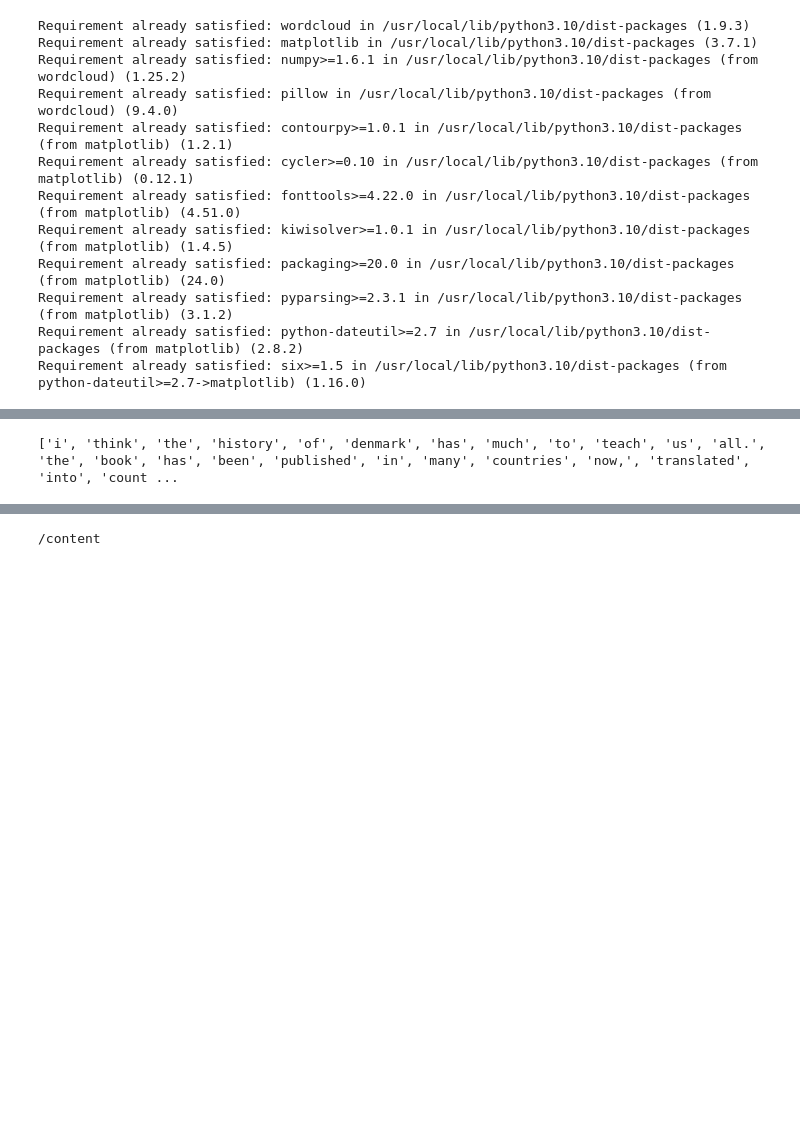
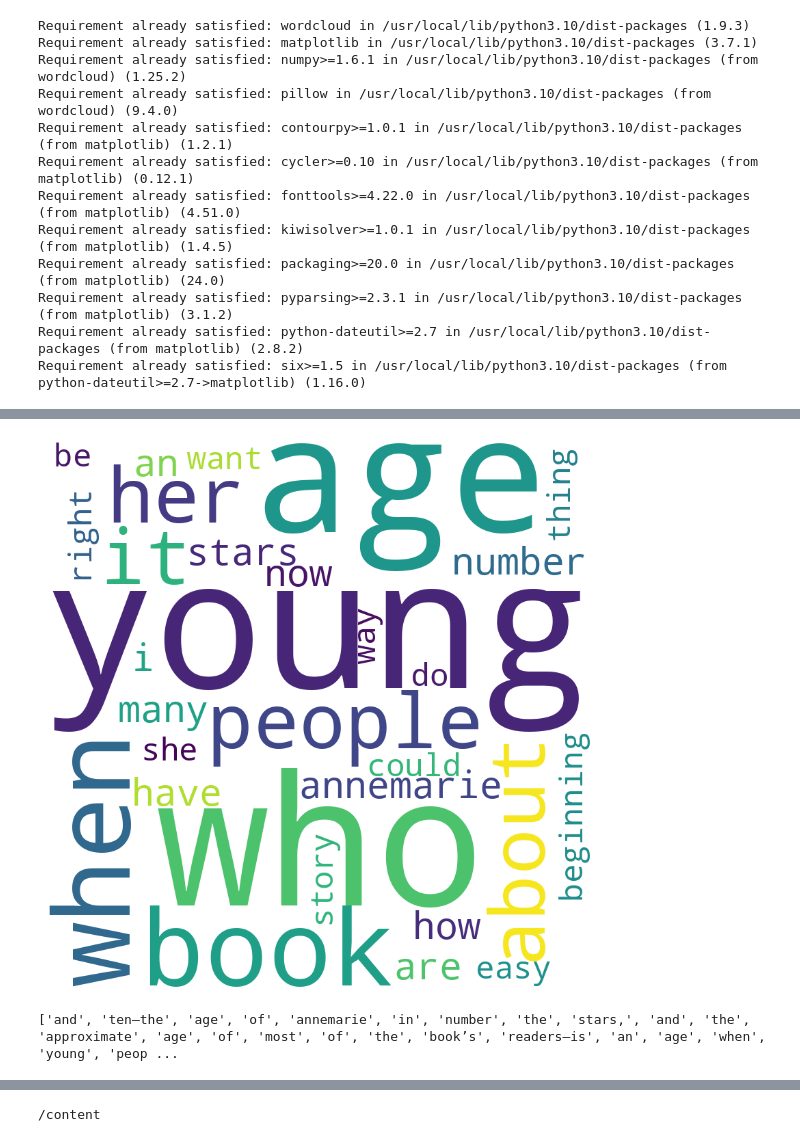
Before and after one commit to Englishson0909/2024spring, a Jupyter notebook: 0413.ipynb, the cells around one changed output, grey strips where cells are left out. Saved outputs shown, nothing was run; the diff lists cells and outputs as text; code cells hidden in the pictures; blank space fills up the shorter version.

```diff
--- a/0413.ipynb
+++ b/0413.ipynb
@@ -46,9 +137,60 @@ realizing that once, for a brief time and in a small place, a group of prejudice
+# %%
+from wordcloud import WordCloud
+import matplotlib.pyplot as plt
+from collections import Counter
+import re
+
+# Sample text
+text ="""And ten—the age of Annemarie in Number the Stars, and the approximate age of most of the book’s readers—is an age when young people are beginning to develop a strong set of personal ethics. They want to be honorable people. They want to do the right thing. And they are beginning to realize that the world they live in is a place where the right thing is often hard, sometimes dangerous, and frequently unpopular.
+
+So they follow a story about a girl their age, caught in a frightening situation, who must make decisions. She could take the easy way out. She could turn her back on her friend. (As the readers of Number the Stars grow older and read other Holocaust literature, they’ll find that many people in other countries, not Denmark, did just that). Young readers rejoice when Annemarie takes a deep breath, enters the woods, faces the danger, stands up to the enemy, and triumphs.
+
+When the book was newly published, it found its way into the hands and hearts of children who had read about but never experienced war. Now, sadly, I have heard from young readers who have lost a parent or an older brother in Iraq or Afghanistan. We all know how easy it is, and how futile, to blame and to hate.
+
+I think the history of Denmark has much to teach us all.
+
+The book has been published in many countries now, translated into countless different languages from Hungarian to Hebrew. Everywhere children are still reading about the integrity that a small Scandinavian population showed almost seventy years ago. Books do change lives, I know; and many readers have told me that Number the Stars changed theirs when they were young, that it made them think about both cruelty and courage. “It was something that shaped my idea of how people should be treated,” wrote a young woman recently, recalling her own fourth grade experience with the book.
+
+The Danish friend who originally told me the story of her childhood in Copenhagen in 1943, and who became the prototype for the fictional Annemarie, is an old woman now."""
+
+
+# Process the text: remove punctuation, make lower case, and split into words
+words = re.findall(r'\w+', text.lower())
+
+# Count frequencies of words
+word_counts = Counter(words)
+
+# Eliminate the top 5 most frequent words
+# Get the most common words and their frequencies
+most_common_words = word_counts.most_common()
+
+# Remove the top 5 most common words
+for word, _ in most_common_words[:10]:
+    del word_counts[word]
+
+# Limit to top 20 words after removing the top 5
+top_20_words = dict(most_common_words[10:40])  # Adjust index to start after top 5
+
+# Generate word cloud
+wordcloud = WordCloud(width = 800, height = 800,
+                      background_color ='white',
+                      min_font_size = 10).generate_from_frequencies(top_20_words)
+
+# Display the word cloud using matplotlib
+plt.figure(figsize = (8, 8), facecolor = None)
+plt.imshow(wordcloud)
+plt.axis("off")
+plt.tight_layout(pad = 0)
+
+plt.show()
+# %% [output]
+[figure, added]
 # %%
 word = text.lower()
 words = word.split()
 print (words)
 # %% [output]
-['i', 'think', 'the', 'history', 'of', 'denmark', 'has', 'much', 'to', 'teach', 'us', 'all.', 'the', 'book', 'has', 'been', 'published', 'in', 'many', 'countries', 'now,', 'translated', 'into', 'count ...
+['and', 'ten—the', 'age', 'of', 'annemarie', 'in', 'number', 'the', 'stars,', 'and', 'the', 'approximate', 'age', 'of', 'most', 'of', 'the', 'book’s', 'readers—is', 'an', 'age', 'when', 'young', 'peop ...
 # %%
 import re
 cleanwords = re.sub(r'[^\w\s]', '', text)
```
Also changed, not shown: parts of 14 cells of this notebook.
